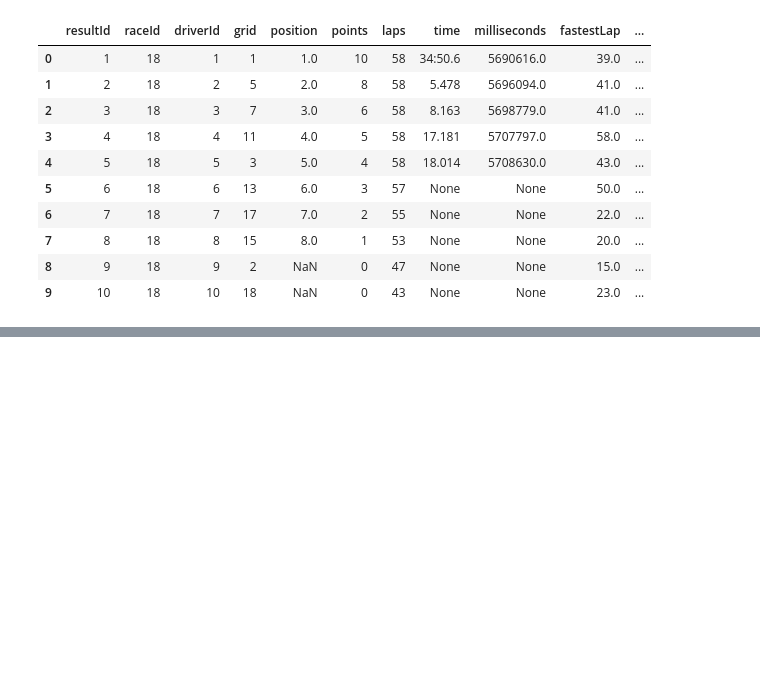
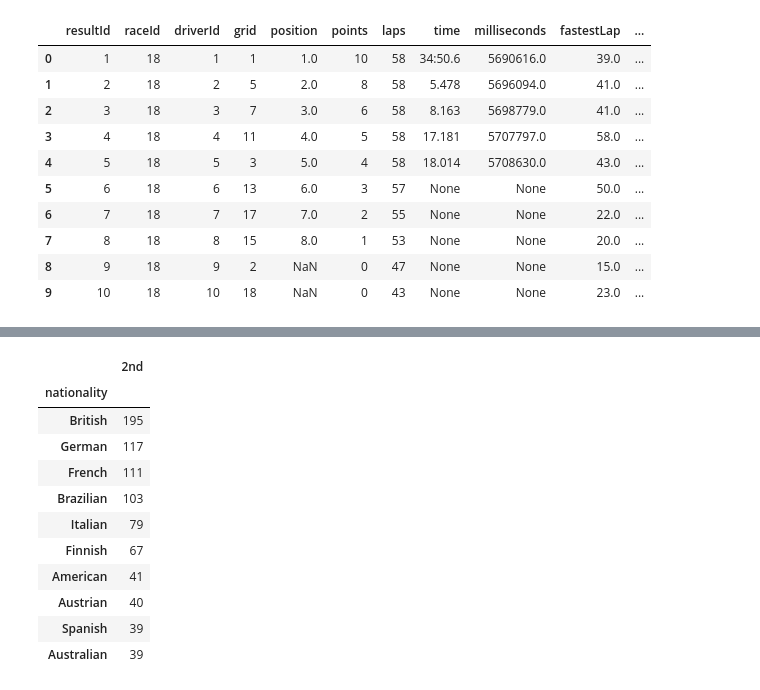
Before and after one commit to roberto-g-v/etl-datasets-f1, a Jupyter notebook: f1_etc.ipynb, the cells around one changed output, grey strips where cells are left out. Saved outputs shown, nothing was run; the diff lists cells and outputs as text; code cells hidden in the pictures; blank space fills up the shorter version.

```diff
--- a/f1_etc.ipynb
+++ b/f1_etc.ipynb
@@ -196,0 +261,22 @@ pd.read_sql('SELECT * FROM results LIMIT(10)', engine)
+# %%
+second_results = session.query(drivers_db.nationality, func.count(drivers_db.driverId)).\
+    filter(drivers_db.driverId == results_db.driverId).\
+    filter(results_db.position == 2).\
+    group_by(drivers_db.nationality).\
+    order_by(func.count(drivers_db.driverId).desc()).all()
+second_results_df = pd.DataFrame(second_results, columns=['nationality', '2nd'])
+second_results_df.set_index('nationality', inplace=True)
+second_results_df.head(10)
+# %% [output]
+|  | 2nd |
+| nationality |  |
+| British | 195 |
+| German | 117 |
+| French | 111 |
+| Brazilian | 103 |
+| Italian | 79 |
+| Finnish | 67 |
+| American | 41 |
+| Austrian | 40 |
+| Spanish | 39 |
+| Australian | 39 |
```
Also changed, not shown: parts of 14 cells of this notebook, 1 other file.
